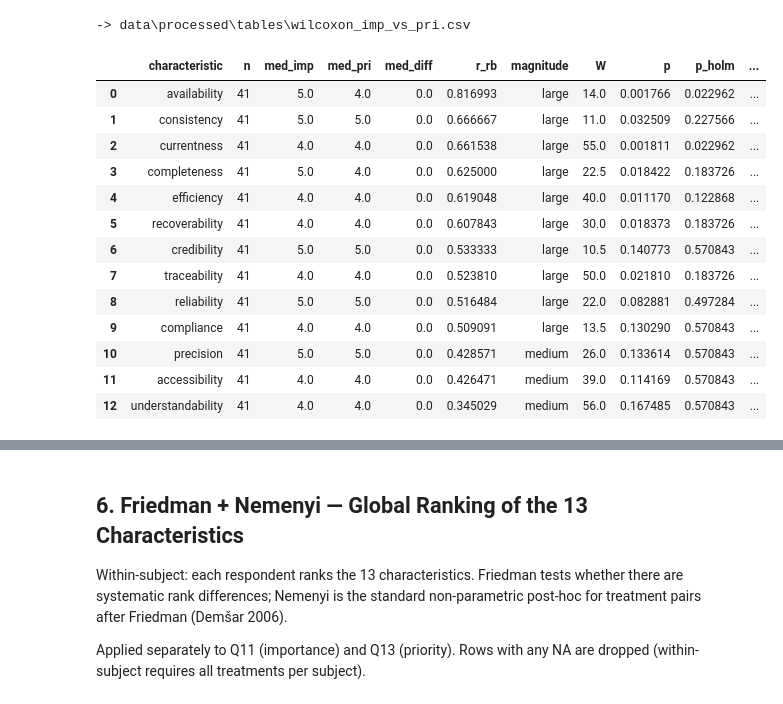
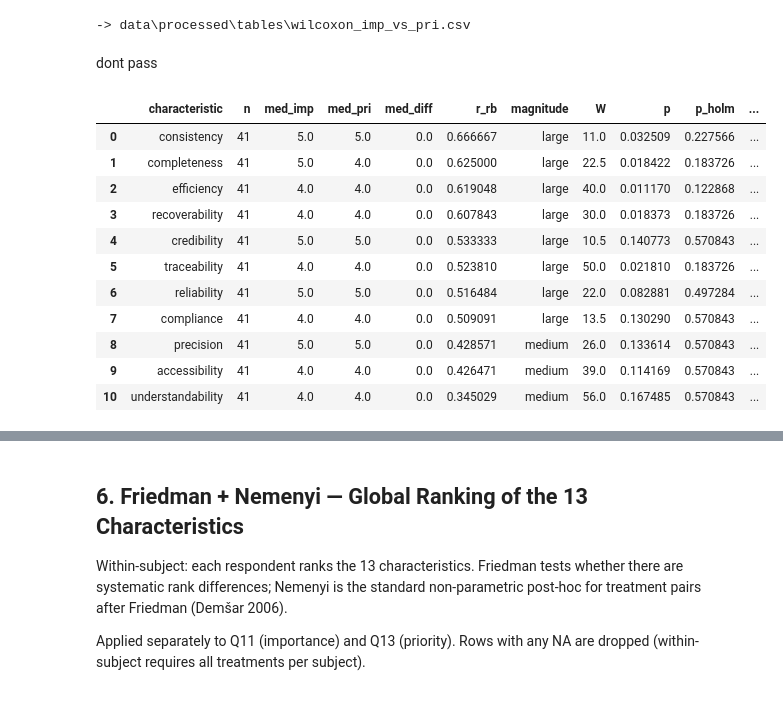
Before and after one commit to reset-ufc/data-quality-requirements-ml-systems, a Jupyter notebook: notebooks/03_inferential.ipynb, the cells around one changed output, grey strips where cells are left out. Saved outputs shown, nothing was run; the diff lists cells and outputs as text; code cells hidden in the pictures.

```diff
--- a/notebooks/03_inferential.ipynb
+++ b/notebooks/03_inferential.ipynb
@@ -247,24 +308,24 @@ paired_disp.to_csv(out_path, index=False)
 print(f"-> {out_path.relative_to(U.ROOT)}")
 # %% [output]
 -> data\processed\tables\wilcoxon_imp_vs_pri.csv
+# %% [markdown]
+dont pass
 # %%
 display(
-    paired_disp
+    paired_disp.loc[lambda x: x["sig_holm"] == False]
     .sort_values("r_rb", key=abs, ascending=False)
     .reset_index(drop=True)
 )
 # %% [output]
 |  | characteristic | n | med_imp | med_pri | med_diff | r_rb | magnitude | W | p | p_holm | ... |
-| 0 | availability | 41 | 5.0 | 4.0 | 0.0 | 0.816993 | large | 14.0 | 0.001766 | 0.022962 | ... |
-| 1 | consistency | 41 | 5.0 | 5.0 | 0.0 | 0.666667 | large | 11.0 | 0.032509 | 0.227566 | ... |
-| 2 | currentness | 41 | 4.0 | 4.0 | 0.0 | 0.661538 | large | 55.0 | 0.001811 | 0.022962 | ... |
-| 3 | completeness | 41 | 5.0 | 4.0 | 0.0 | 0.625000 | large | 22.5 | 0.018422 | 0.183726 | ... |
-| 4 | efficiency | 41 | 4.0 | 4.0 | 0.0 | 0.619048 | large | 40.0 | 0.011170 | 0.122868 | ... |
-| 5 | recoverability | 41 | 4.0 | 4.0 | 0.0 | 0.607843 | large | 30.0 | 0.018373 | 0.183726 | ... |
-| 6 | credibility | 41 | 5.0 | 5.0 | 0.0 | 0.533333 | large | 10.5 | 0.140773 | 0.570843 | ... |
-| 7 | traceability | 41 | 4.0 | 4.0 | 0.0 | 0.523810 | large | 50.0 | 0.021810 | 0.183726 | ... |
-| 8 | reliability | 41 | 5.0 | 5.0 | 0.0 | 0.516484 | large | 22.0 | 0.082881 | 0.497284 | ... |
-| 9 | compliance | 41 | 4.0 | 4.0 | 0.0 | 0.509091 | large | 13.5 | 0.130290 | 0.570843 | ... |
-| 10 | precision | 41 | 5.0 | 5.0 | 0.0 | 0.428571 | medium | 26.0 | 0.133614 | 0.570843 | ... |
-| 11 | accessibility | 41 | 4.0 | 4.0 | 0.0 | 0.426471 | medium | 39.0 | 0.114169 | 0.570843 | ... |
-| 12 | understandability | 41 | 4.0 | 4.0 | 0.0 | 0.345029 | medium | 56.0 | 0.167485 | 0.570843 | ... |
+| 0 | consistency | 41 | 5.0 | 5.0 | 0.0 | 0.666667 | large | 11.0 | 0.032509 | 0.227566 | ... |
+| 1 | completeness | 41 | 5.0 | 4.0 | 0.0 | 0.625000 | large | 22.5 | 0.018422 | 0.183726 | ... |
+| 2 | efficiency | 41 | 4.0 | 4.0 | 0.0 | 0.619048 | large | 40.0 | 0.011170 | 0.122868 | ... |
+| 3 | recoverability | 41 | 4.0 | 4.0 | 0.0 | 0.607843 | large | 30.0 | 0.018373 | 0.183726 | ... |
+| 4 | credibility | 41 | 5.0 | 5.0 | 0.0 | 0.533333 | large | 10.5 | 0.140773 | 0.570843 | ... |
+| 5 | traceability | 41 | 4.0 | 4.0 | 0.0 | 0.523810 | large | 50.0 | 0.021810 | 0.183726 | ... |
+| 6 | reliability | 41 | 5.0 | 5.0 | 0.0 | 0.516484 | large | 22.0 | 0.082881 | 0.497284 | ... |
+| 7 | compliance | 41 | 4.0 | 4.0 | 0.0 | 0.509091 | large | 13.5 | 0.130290 | 0.570843 | ... |
+| 8 | precision | 41 | 5.0 | 5.0 | 0.0 | 0.428571 | medium | 26.0 | 0.133614 | 0.570843 | ... |
+| 9 | accessibility | 41 | 4.0 | 4.0 | 0.0 | 0.426471 | medium | 39.0 | 0.114169 | 0.570843 | ... |
+| 10 | understandability | 41 | 4.0 | 4.0 | 0.0 | 0.345029 | medium | 56.0 | 0.167485 | 0.570843 | ... |
```
Also changed, not shown: parts of 22 cells of this notebook.
